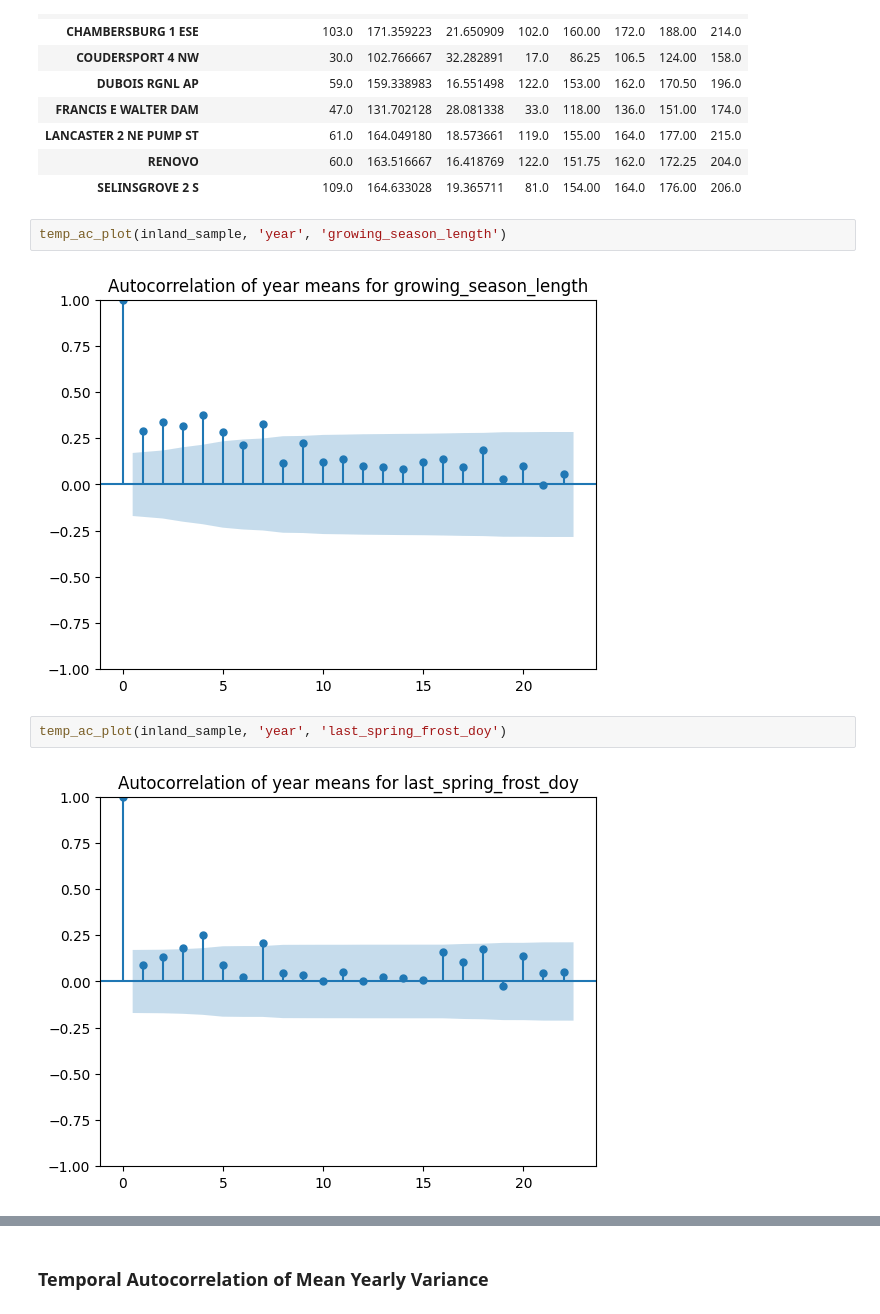
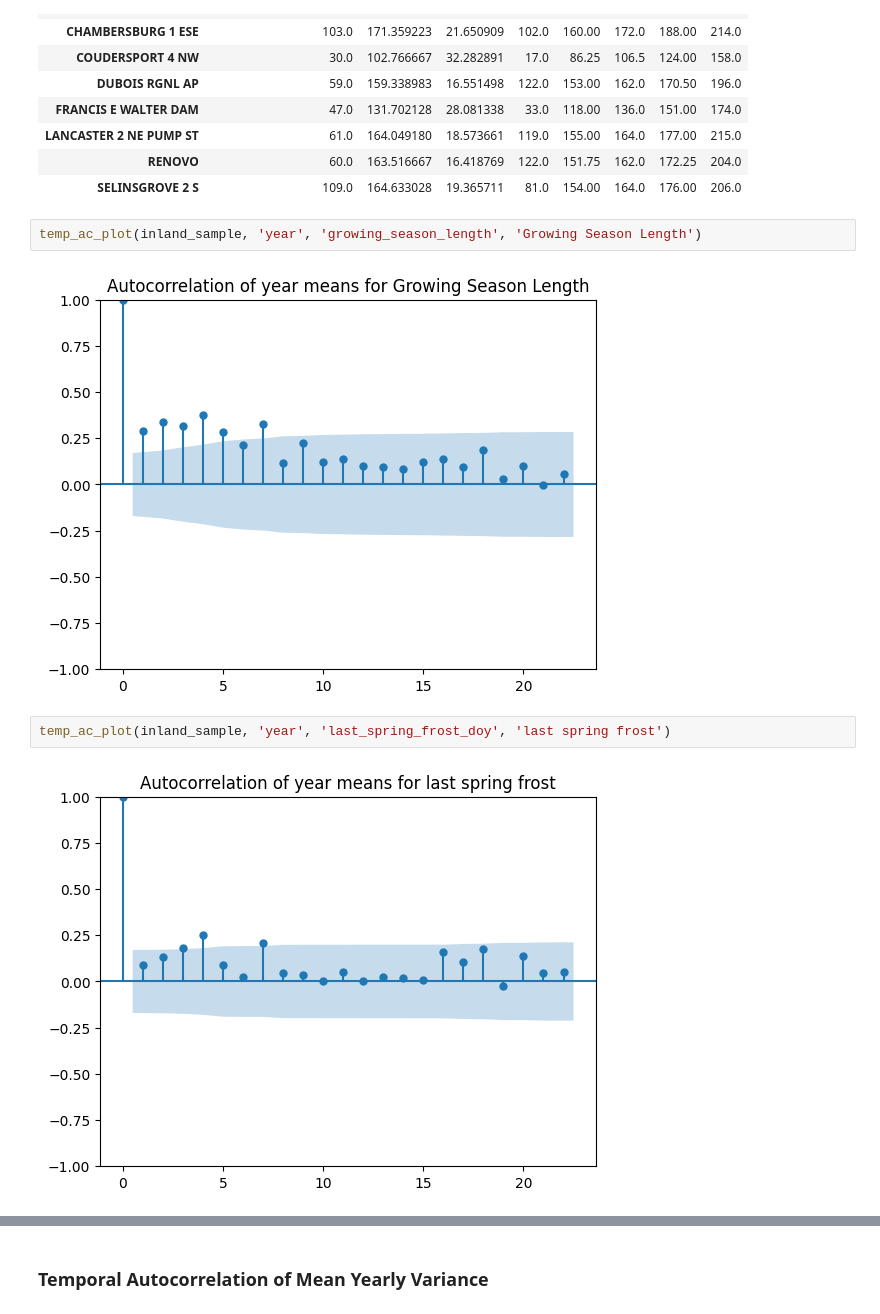
Before and after one commit to samjbaugh/reu26, a Jupyter notebook: Temporal_Autocorrelation.ipynb, the cells around one changed output, grey strips where cells are left out. Saved outputs shown, nothing was run; the diff lists cells and outputs as text.

```diff
--- a/Temporal_Autocorrelation.ipynb
+++ b/Temporal_Autocorrelation.ipynb
@@ -254,11 +254,11 @@ inland_sample[['station_name', 'growing_season_length']].groupby('station_name')
 | RENOVO | 60.0 | 163.516667 | 16.418769 | 122.0 | 151.75 | 162.0 | 172.25 | 204.0 |
 | SELINSGROVE 2 S | 109.0 | 164.633028 | 19.365711 | 81.0 | 154.00 | 164.0 | 176.00 | 206.0 |
 # %%
-temp_ac_plot(inland_sample, 'year', 'growing_season_length')
+temp_ac_plot(inland_sample, 'year', 'growing_season_length', 'Growing Season Length')
 # %% [output]
-[figure, old version]
+[figure, new version]
 # %%
-temp_ac_plot(inland_sample, 'year', 'last_spring_frost_doy')
+temp_ac_plot(inland_sample, 'year', 'last_spring_frost_doy', 'last spring frost')
 # %% [output]
-[figure, old version]
+[figure, new version]
 # %%
```
Also changed, not shown: parts of 3 cells of this notebook, 7 other files.
